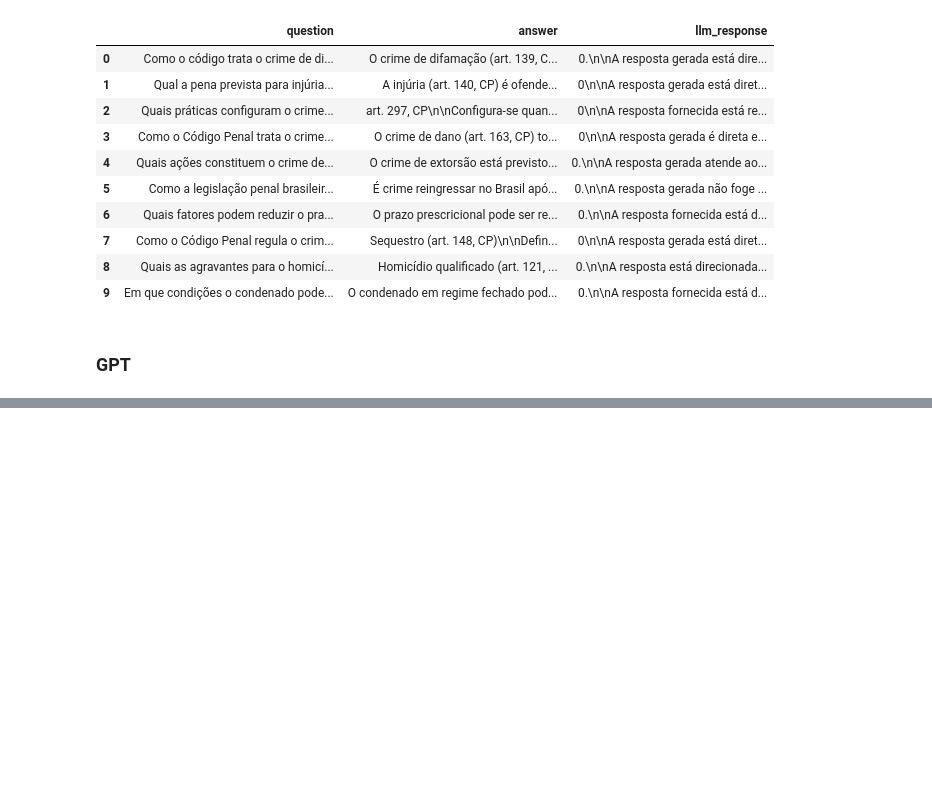
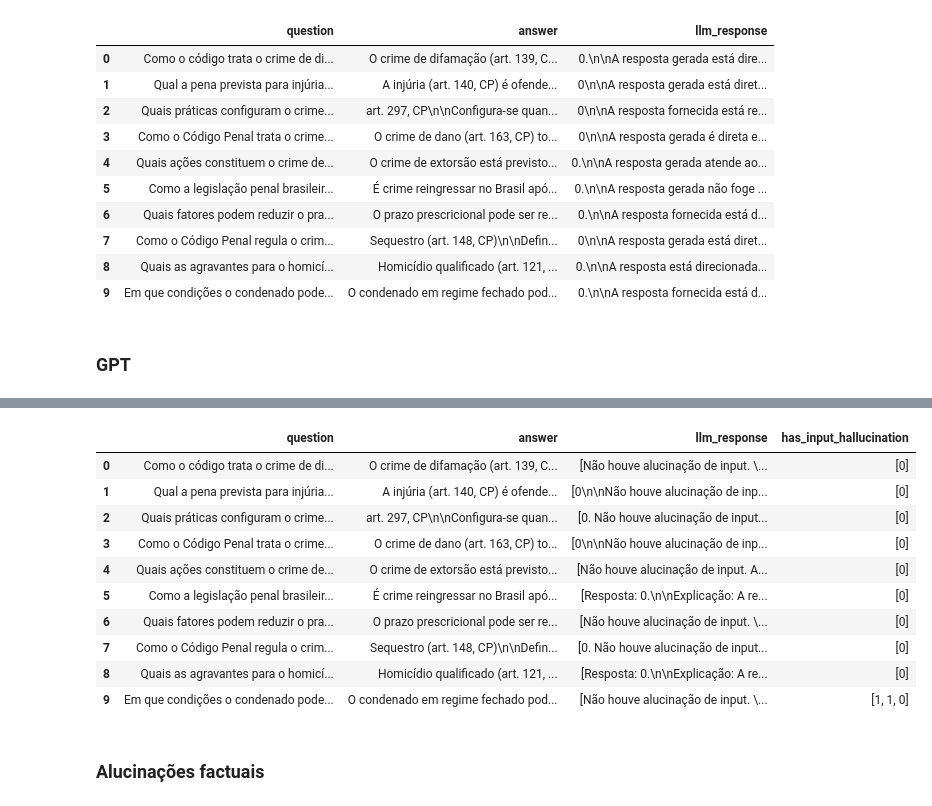
Before and after one commit to graciellenjose/hallucination-detection, a Jupyter notebook: implementation.ipynb, the cells around one changed output, grey strips where cells are left out. Drawn from its saved outputs; the diff is of its cells as text; code cells hidden in the pictures; blank space fills up the shorter version.

Commit message:
alucinações de input gpt

```diff
--- a/implementation.ipynb
+++ b/implementation.ipynb
@@ -31,6 +41,7 @@ df_deepseek_answers
 model_llama = OllamaLLM(model="llama3")
 
 #OpenAI
+model_gpt = ChatOpenAI(model="gpt-4.1-mini-2025-04-14")
 # %% [markdown]
 ## Alucinações de input
 # %%
@@ -53,6 +64,7 @@ def has_input_hallucination_llm(question, answer, model):
             Resposta: Cabelos lisos ficam ótimos com o corte borboleta.
 
         Caso haja alucinação de input, responda com 1. Caso não tenha alucinação de input, responda com 0.
+        Faça com que o 0 ou o 1 fiquem sempre no início da frase.
         Explique o porque de ser ou não.
 
         Considerando que a resposta gerada pergunta "{question}" foi "{answer}", houve alucinação de input?
@@ -103,7 +115,7 @@ model = OllamaLLM(model="llama3")
 for index, row in df_deepseek_answers.iterrows():
     question = row['Pergunta']
     answer = row['Resposta']
-    input_hallucination_llm = has_input_hallucination_llm(question, answer, model_llama)
+    input_hallucination_llm = has_input_hallucination_llm(question, answer, model_gpt)
 
     input_hallucination_veredict.append({"question":question, "answer":answer, "llm_response":input_hallucination_llm})
     print(input_hallucination_llm)
@@ -147,11 +159,10 @@ df_input_veredict.to_csv("llm-output/input_hallucination_deepseek.csv")
 ### GPT
 # %%
 input_hallucination_veredict = []
-#model =
 
-#for index, row in df_deepseek_answers.iterrows():
-#    question = row['Pergunta']
-#    answer = row['Resposta']
-#    input_hallucination_llm = has_input_hallucination_llm(question, answer, model)
-#    input_hallucination_veredict.append({"question":question, "answer":answer, "llm_response":input_hallucination_llm})
-#    print(input_hallucination_llm)
+for index, row in df_deepseek_answers.iterrows():
+    question = row['Pergunta']
+    answer = row['Resposta']
+    input_hallucination_llm = has_input_hallucination_llm(question, answer, model_gpt)
+    input_hallucination_veredict.append({"question":question, "answer":answer, "llm_response":input_hallucination_llm})
+    print(input_hallucination_llm)
@@ -157,0 +209,16 @@ input_hallucination_veredict = []
+# %%
+df_input_veredict_gpt = pd.DataFrame(input_hallucination_veredict)
+
+df_input_veredict_gpt
+# %% [output]
+|  | question | answer | llm_response | has_input_hallucination |
+| 0 | Como o código trata o crime de di... | O crime de difamação (art. 139, C... | [Não houve alucinação de input. \... | [0] |
+| 1 | Qual a pena prevista para injúria... | A injúria (art. 140, CP) é ofende... | [0\n\nNão houve alucinação de inp... | [0] |
+| 2 | Quais práticas configuram o crime... | art. 297, CP\n\nConfigura-se quan... | [0. Não houve alucinação de input... | [0] |
+| 3 | Como o Código Penal trata o crime... | O crime de dano (art. 163, CP) to... | [0\n\nNão houve alucinação de inp... | [0] |
+| 4 | Quais ações constituem o crime de... | O crime de extorsão está previsto... | [Não houve alucinação de input. A... | [0] |
+| 5 | Como a legislação penal brasileir... | É crime reingressar no Brasil apó... | [Resposta: 0.\n\nExplicação: A re... | [0] |
+| 6 | Quais fatores podem reduzir o pra... | O prazo prescricional pode ser re... | [Não houve alucinação de input. \... | [0] |
+| 7 | Como o Código Penal regula o crim... | Sequestro (art. 148, CP)\n\nDefin... | [0. Não houve alucinação de input... | [0] |
+| 8 | Quais as agravantes para o homicí... | Homicídio qualificado (art. 121, ... | [Resposta: 0.\n\nExplicação: A re... | [0] |
+| 9 | Em que condições o condenado pode... | O condenado em regime fechado pod... | [Não houve alucinação de input. \... | [1, 1, 0] |
@@ -157,0 +227,2 @@ input_hallucination_veredict = []
+# %% [markdown]
+### Alucinações factuais
```
Also changed, not shown: parts of 11 cells of this notebook, 2 other files.
